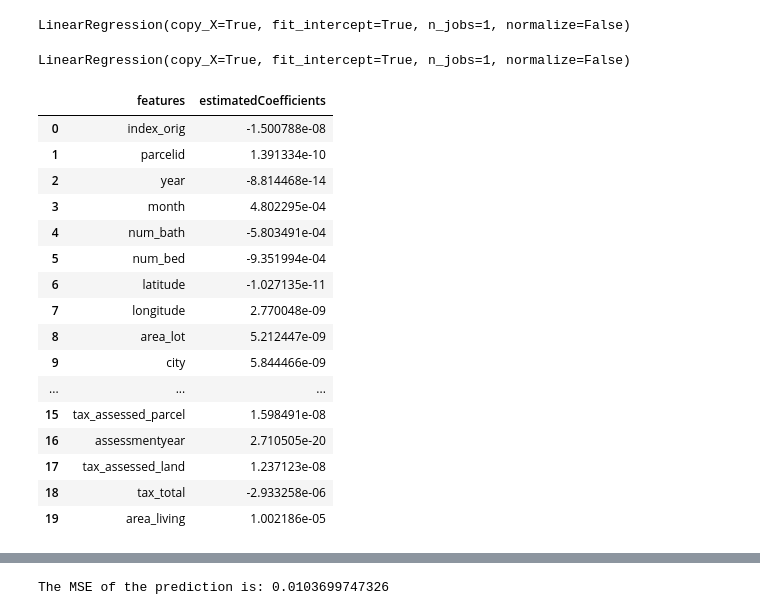
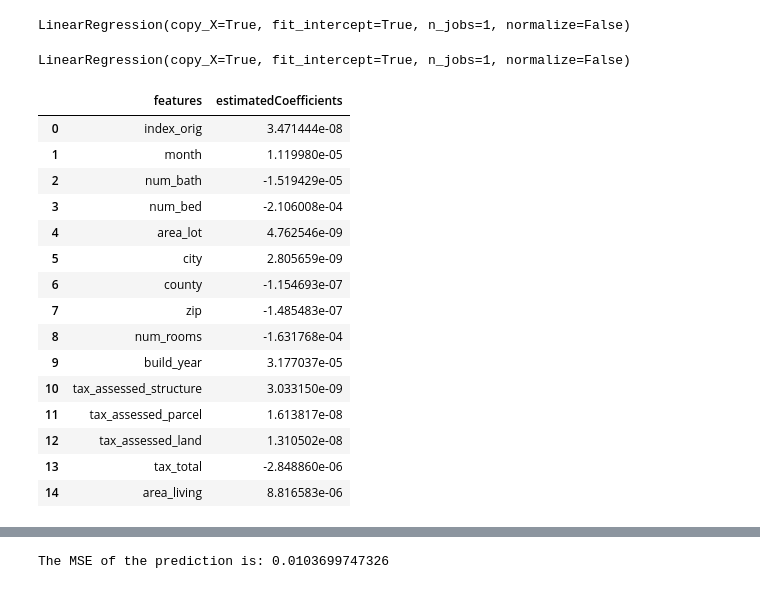
Before and after one commit to coneeleven/CareerTrack-Capstone1, a Jupyter notebook: Capstone 1 - Machine Learning.ipynb, the cells around one changed output, grey strips where cells are left out. Saved outputs shown, nothing was run; the diff lists cells and outputs as text; code cells hidden in the pictures.

```diff
--- a/Capstone 1 - Machine Learning.ipynb
+++ b/Capstone 1 - Machine Learning.ipynb
@@ -99,36 +99,39 @@ OLS Regression Results
 | Kurtosis: | 9.199 | Cond. No. | 1.27e+05 |
 # %%
 from sklearn.linear_model import LinearRegression
-X = df.drop('logerror', axis = 1)
-X = X.select_dtypes(include=[np.number])
+
+Z = df.drop(['logerror','parcelid','year','latitude','longitude','assessmentyear'], axis = 1)
+Z = Z.select_dtypes(include=[np.number])
+
+from sklearn.model_selection import train_test_split
+Xtrain, Xtest, Ytrain, Ytest = train_test_split(Z, df.logerror, test_size = 0.3, random_state=42)
 
 # This creates a LinearRegression object
 lm = LinearRegression()
 lm
 # %% [output]
 LinearRegression(copy_X=True, fit_intercept=True, n_jobs=1, normalize=False)
-# %%
-lm.fit(X, df.logerror)
-# %% [output]
-LinearRegression(copy_X=True, fit_intercept=True, n_jobs=1, normalize=False)
+# %%
+lm.fit(Xtrain, Ytrain)
+# %% [output]
+LinearRegression(copy_X=True, fit_intercept=True, n_jobs=1, normalize=False)
 # %%
-pd.DataFrame(list(zip(X.columns, lm.coef_)), columns = ['features','estimatedCoefficients'])
+pd.DataFrame(list(zip(Xtrain.columns, lm.coef_)), columns = ['features','estimatedCoefficients'])
 # %% [output]
 |  | features | estimatedCoefficients |
-| 0 | index_orig | -1.500788e-08 |
-| 1 | parcelid | 1.391334e-10 |
-| 2 | year | -8.814468e-14 |
-| 3 | month | 4.802295e-04 |
-| 4 | num_bath | -5.803491e-04 |
-| 5 | num_bed | -9.351994e-04 |
-| 6 | latitude | -1.027135e-11 |
-| 7 | longitude | 2.770048e-09 |
-| 8 | area_lot | 5.212447e-09 |
-| 9 | city | 5.844466e-09 |
-| ... | ... | ... |
-| 15 | tax_assessed_parcel | 1.598491e-08 |
-| 16 | assessmentyear | 2.710505e-20 |
-| 17 | tax_assessed_land | 1.237123e-08 |
-| 18 | tax_total | -2.933258e-06 |
-| 19 | area_living | 1.002186e-05 |
+| 0 | index_orig | 3.471444e-08 |
+| 1 | month | 1.119980e-05 |
+| 2 | num_bath | -1.519429e-05 |
+| 3 | num_bed | -2.106008e-04 |
+| 4 | area_lot | 4.762546e-09 |
+| 5 | city | 2.805659e-09 |
+| 6 | county | -1.154693e-07 |
+| 7 | zip | -1.485483e-07 |
+| 8 | num_rooms | -1.631768e-04 |
+| 9 | build_year | 3.177037e-05 |
+| 10 | tax_assessed_structure | 3.033150e-09 |
+| 11 | tax_assessed_parcel | 1.613817e-08 |
+| 12 | tax_assessed_land | 1.310502e-08 |
+| 13 | tax_total | -2.848860e-06 |
+| 14 | area_living | 8.816583e-06 |
 # %%
```
Also changed, not shown: parts of 7 cells of this notebook.
